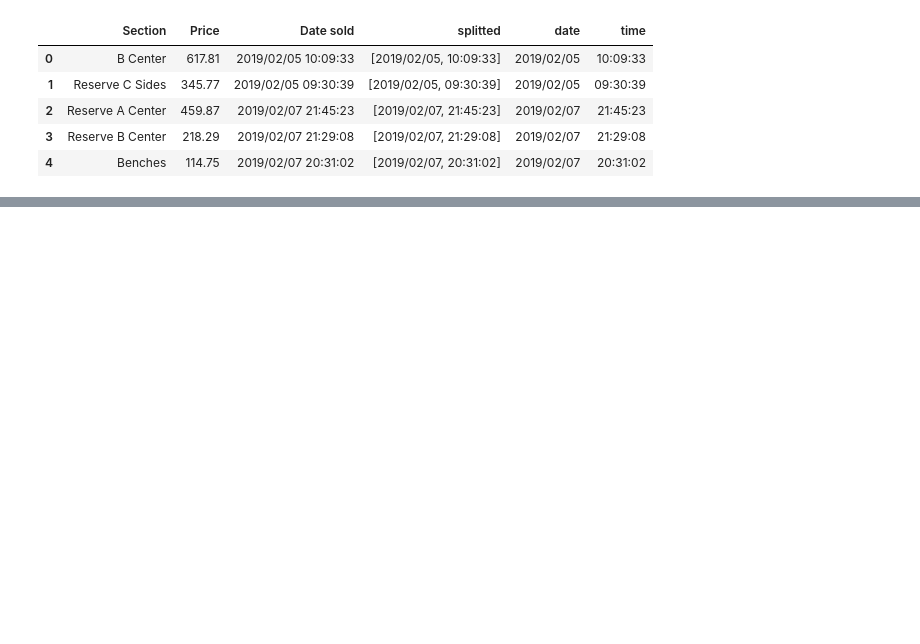
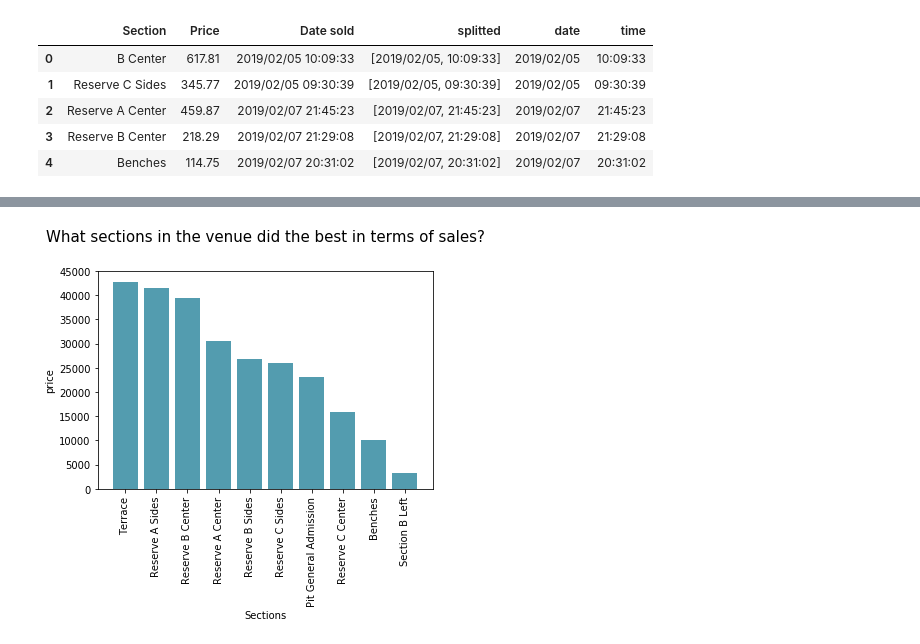
Before and after one commit to byambaa1982/CodingWorkshops, a Jupyter notebook: event_analysis.ipynb, the cells around one changed output, grey strips where cells are left out. Saved outputs shown, nothing was run; the diff lists cells and outputs as text; code cells hidden in the pictures; blank space fills up the shorter version.

```diff
--- a/event_analysis.ipynb
+++ b/event_analysis.ipynb
@@ -242,0 +83,2 @@ section.plot()
+# %%
+df_sec=df.groupby(['Section']).sum()
@@ -242,0 +129,4 @@ section.plot()
+# %%
+barplot(viz.index, viz.Price, x_label="Sections", y_label="price", title="What sections in the venue did the best in terms of sales?" )
+# %% [output]
+[figure, added]
```
Also changed, not shown: parts of 46 cells of this notebook.
